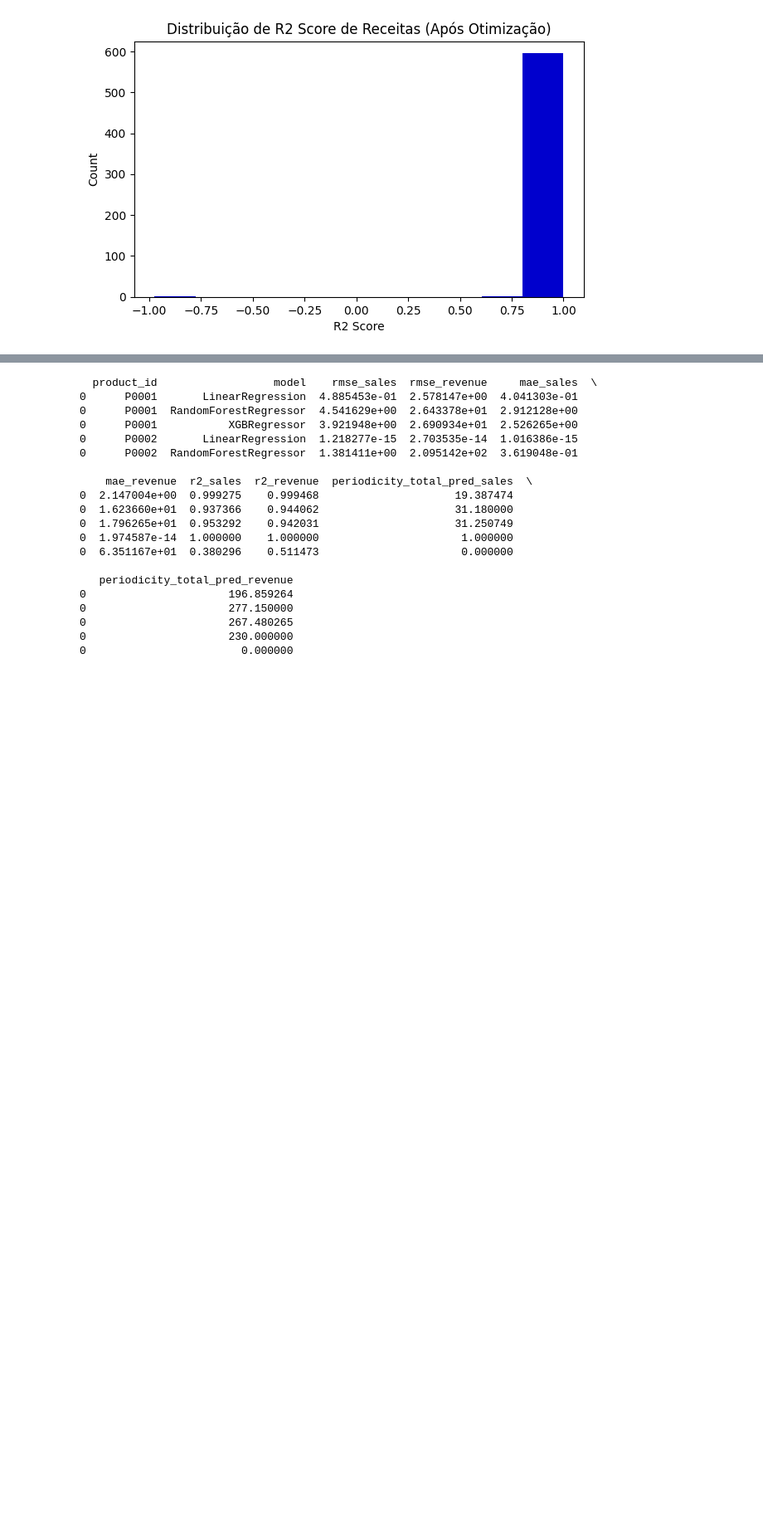
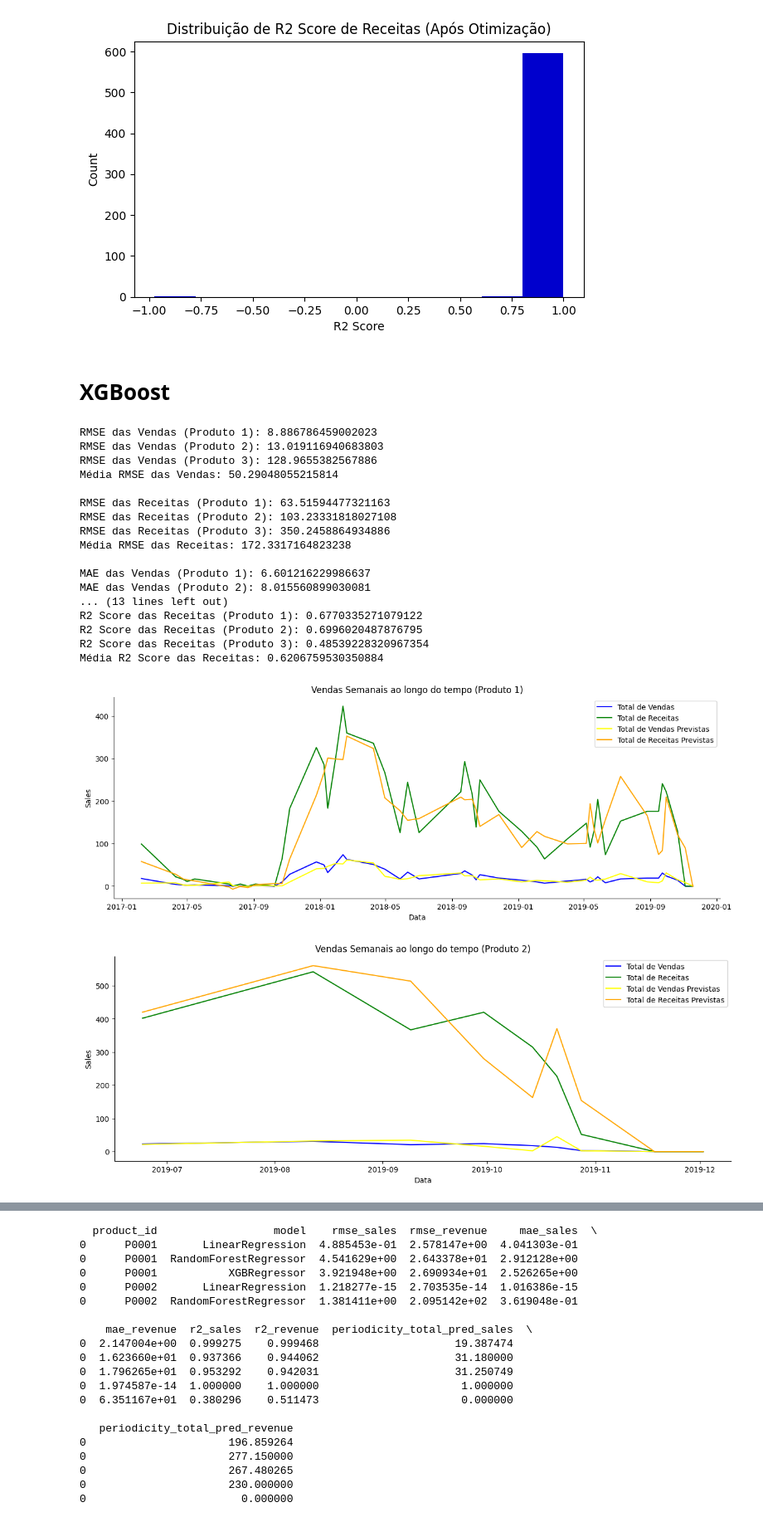
Before and after one commit to reiid00/MEIA-PROJ2, a Jupyter notebook: ml/pre_processing_dataset_v2.0.ipynb, the cells around one changed output, grey strips where cells are left out. Shown at 83% size. Drawn from its saved outputs; the diff is of its cells as text; code cells hidden in the pictures; blank space fills up the shorter version.

```diff
--- a/ml/pre_processing_dataset_v2.0.ipynb
+++ b/ml/pre_processing_dataset_v2.0.ipynb
@@ -557,0 +608,40 @@ def predict(dataframe, model, salesColsToDrop, revenueColsToDrop, periodicity=0)
+# %%
+def predict_model_no_opt(model):
+    salesColsToDrop = ['revenue', 'date', 'product_id','sales','stock','price','prev_revenue']
+    revenueColsToDrop = ['revenue', 'date', 'product_id','sales','stock','price','prev_sales']
+
+    # Verificamos a variação do desempenho dos modelos de previsão em alguns produtos diferentes
+    product_df_Test1_prep = prepareBeforePredict(product_df_Test1)
+    product_df_Test2_prep = prepareBeforePredict(product_df_Test2)
+    product_df_Test3_prep = prepareBeforePredict(product_df_Test3)
+    rmse_sales1, rmse_revenue1, mae_sales1, mae_revenue1, r2_sales1, r2_revenue1, dataframe_with_forecast1,_,_ = predict(product_df_Test1_prep, model, salesColsToDrop, revenueColsToDrop)
+    rmse_sales2, rmse_revenue2, mae_sales2, mae_revenue2, r2_sales2, r2_revenue2, dataframe_with_forecast2,_,_ = predict(product_df_Test2_prep, model, salesColsToDrop, revenueColsToDrop)
+    rmse_sales3, rmse_revenue3, mae_sales3, mae_revenue3, r2_sales3, r2_revenue3, dataframe_with_forecast3,_,_ = predict(product_df_Test3_prep, model, salesColsToDrop, revenueColsToDrop)
+
+    print(f"RMSE das Vendas (Produto 1): {rmse_sales1}")
+    print(f"RMSE das Vendas (Produto 2): {rmse_sales2}")
+    print(f"RMSE das Vendas (Produto 3): {rmse_sales3}")
+    print(f"Média RMSE das Vendas: {(rmse_sales1 + rmse_sales2 + rmse_sales3)/3}")
+    print(f"\nRMSE das Receitas (Produto 1): {rmse_revenue1}")
+    print(f"RMSE das Receitas (Produto 2): {rmse_revenue2}")
+    print(f"RMSE das Receitas (Produto 3): {rmse_revenue3}")
+    print(f"Média RMSE das Receitas: {(rmse_revenue1 + rmse_revenue2 + rmse_revenue3)/3}")
+    print(f"\nMAE das Vendas (Produto 1): {mae_sales1}")
+    print(f"MAE das Vendas (Produto 2): {mae_sales2}")
+    print(f"MAE das Vendas (Produto 3): {mae_sales3}")
+    print(f"Média MAE das Vendas: {(mae_sales1 + mae_sales2 + mae_sales3)/3}")
+    print(f"\nMAE das Receitas (Produto 1): {mae_revenue1}")
+    print(f"MAE das Receitas (Produto 2): {mae_revenue2}")
+    print(f"MAE das Receitas (Produto 3): {mae_revenue3}")
+    print(f"Média MAE das Receitas: {(mae_revenue1 + mae_revenue2 + mae_revenue3)/3}")
+    print(f"\nR2 Score das Vendas (Produto 1): {r2_sales1}")
+    print(f"R2 Score das Vendas (Produto 2): {r2_sales2}")
+    print(f"R2 Score das Vendas (Produto 3): {r2_sales3}")
+    print(f"Média R2 Score das Vendas: {(r2_sales1 + r2_sales2 + r2_sales3)/3}")
+    print(f"\nR2 Score das Receitas (Produto 1): {r2_revenue1}")
+    print(f"R2 Score das Receitas (Produto 2): {r2_revenue2}")
+    print(f"R2 Score das Receitas (Produto 3): {r2_revenue3}")
+    print(f"Média R2 Score das Receitas: {(r2_revenue1 + r2_revenue2 + r2_revenue3)/3}")
+    time_plot(dataframe_with_forecast1.dropna(), 'sales', 'revenue', 'Vendas Semanais ao longo do tempo (Produto 1)', False, True)
+    time_plot(dataframe_with_forecast2.dropna(), 'sales', 'revenue', 'Vendas Semanais ao longo do tempo (Produto 2)', False, True)
+    time_plot(dataframe_with_forecast3.dropna(), 'sales', 'revenue', 'Vendas Semanais ao longo do tempo (Produto 3)', False, True)
@@ -830,3 +838,31 @@ r2_distribution_revenue(modelResults_optimized[modelResults_optimized['r2_revenu
 [figure]
 [figure]
 [figure]
+# %% [markdown]
+
+#  XGBoost
+# %%
+
+model = XGBRegressor(objective='reg:squarederror')
+# %%
+predict_model_no_opt(model)
+# %% [output]
+RMSE das Vendas (Produto 1): 8.886786459002023
+RMSE das Vendas (Produto 2): 13.019116940683803
+RMSE das Vendas (Produto 3): 128.9655382567886
+Média RMSE das Vendas: 50.29048055215814
+
+RMSE das Receitas (Produto 1): 63.51594477321163
+RMSE das Receitas (Produto 2): 103.23331818027108
+RMSE das Receitas (Produto 3): 350.2458864934886
+Média RMSE das Receitas: 172.3317164823238
+
+MAE das Vendas (Produto 1): 6.601216229986637
+MAE das Vendas (Produto 2): 8.015560899030081
+... (13 lines left out)
+R2 Score das Receitas (Produto 1): 0.6770335271079122
+R2 Score das Receitas (Produto 2): 0.6996020487876795
+R2 Score das Receitas (Produto 3): 0.48539228320967354
+Média R2 Score das Receitas: 0.6206759530350884
+[figure, added]
+[figure, added]
```
Also changed, not shown: parts of 36 cells of this notebook, 3 other files.
